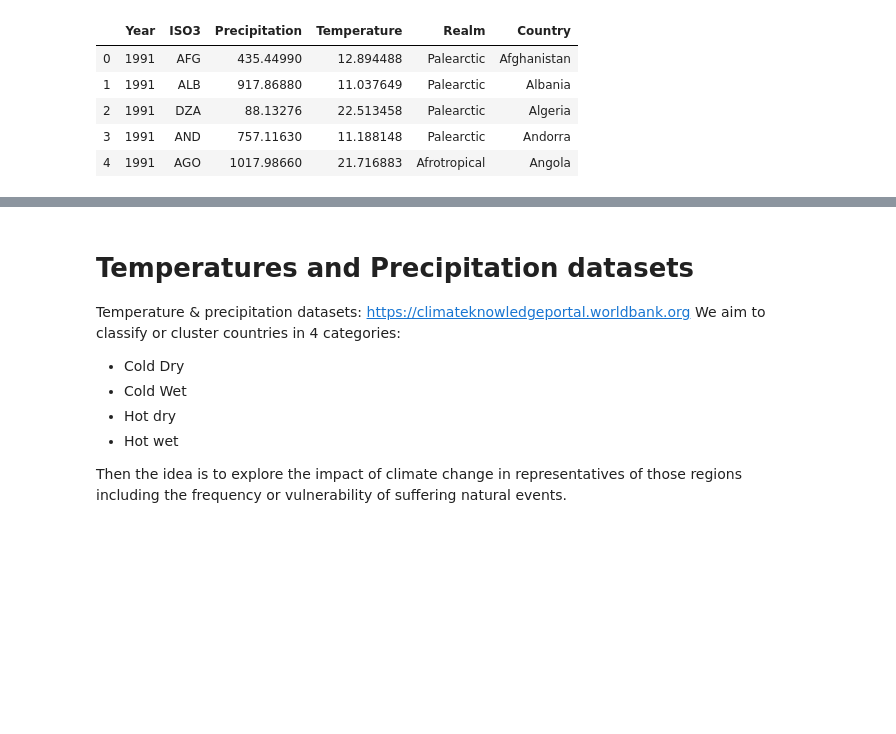
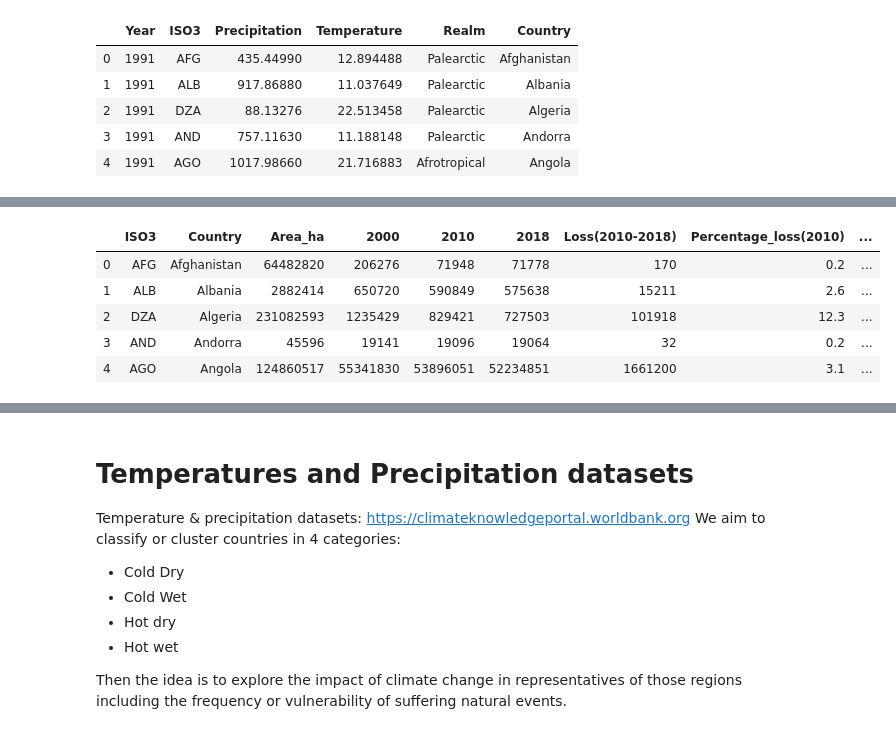
Before and after one commit to fabi-cast/Ecozones-in-a-Warming-World, a Jupyter notebook: notebooks/data-cleaning.ipynb, the cells around one changed output, grey strips where cells are left out. Cells and saved outputs as stored; diff of their text form; code cells hidden in the pictures; blank space fills up the shorter version.

```diff
--- a/notebooks/data-cleaning.ipynb
+++ b/notebooks/data-cleaning.ipynb
@@ -834,0 +965,11 @@ prec_temp.head()
+# %%
+forest_bio = pd.read_excel("../data/raw_data/forest_bio.xls")
+# %%
+forest_bio.head()
+# %% [output]
+|  | ISO3 | Country | Area_ha | 2000 | 2010 | 2018 | Loss(2010-2018) | Percentage_loss(2010) | ... |
+| 0 | AFG | Afghanistan | 64482820 | 206276 | 71948 | 71778 | 170 | 0.2 | ... |
+| 1 | ALB | Albania | 2882414 | 650720 | 590849 | 575638 | 15211 | 2.6 | ... |
+| 2 | DZA | Algeria | 231082593 | 1235429 | 829421 | 727503 | 101918 | 12.3 | ... |
+| 3 | AND | Andorra | 45596 | 19141 | 19096 | 19064 | 32 | 0.2 | ... |
+| 4 | AGO | Angola | 124860517 | 55341830 | 53896051 | 52234851 | 1661200 | 3.1 | ... |
```
Also changed, not shown: parts of 24 cells of this notebook.
